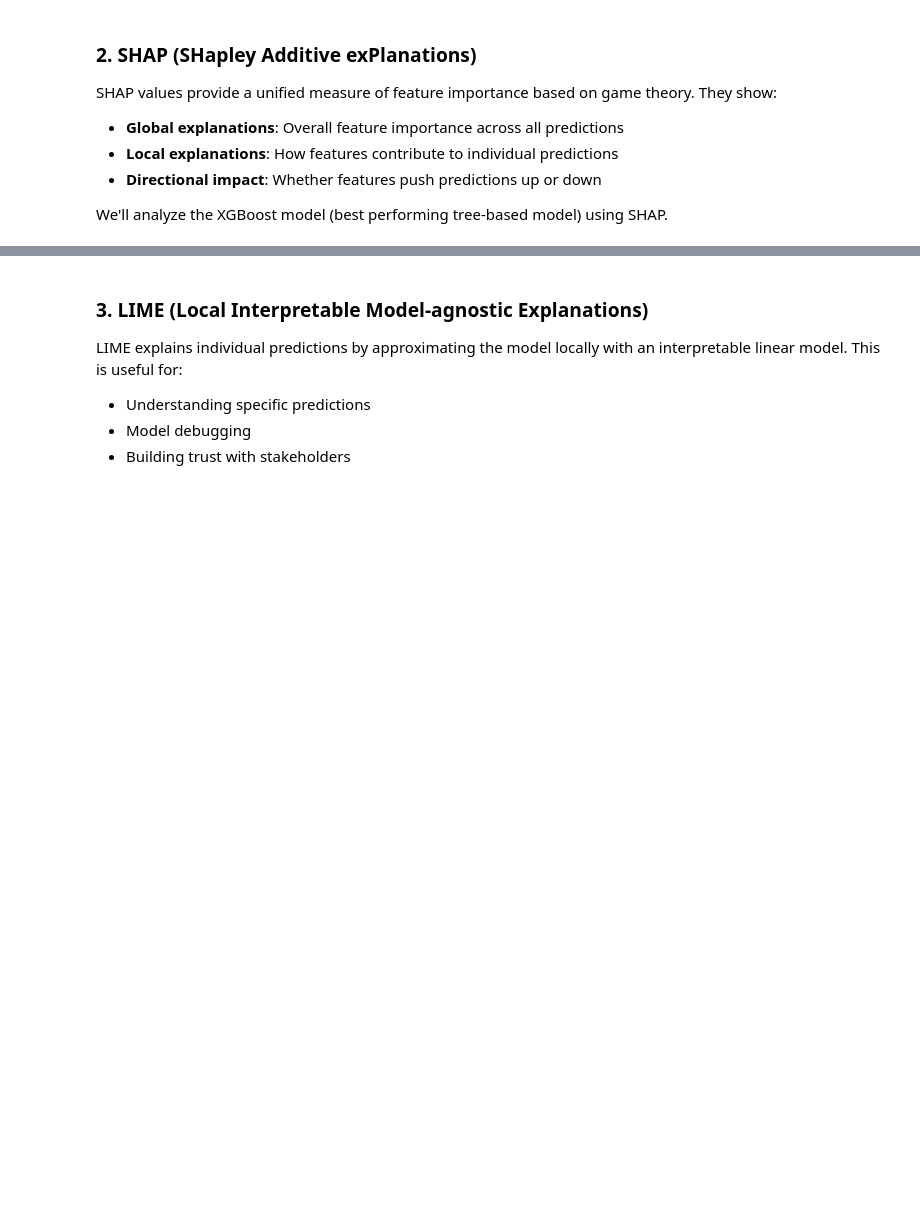
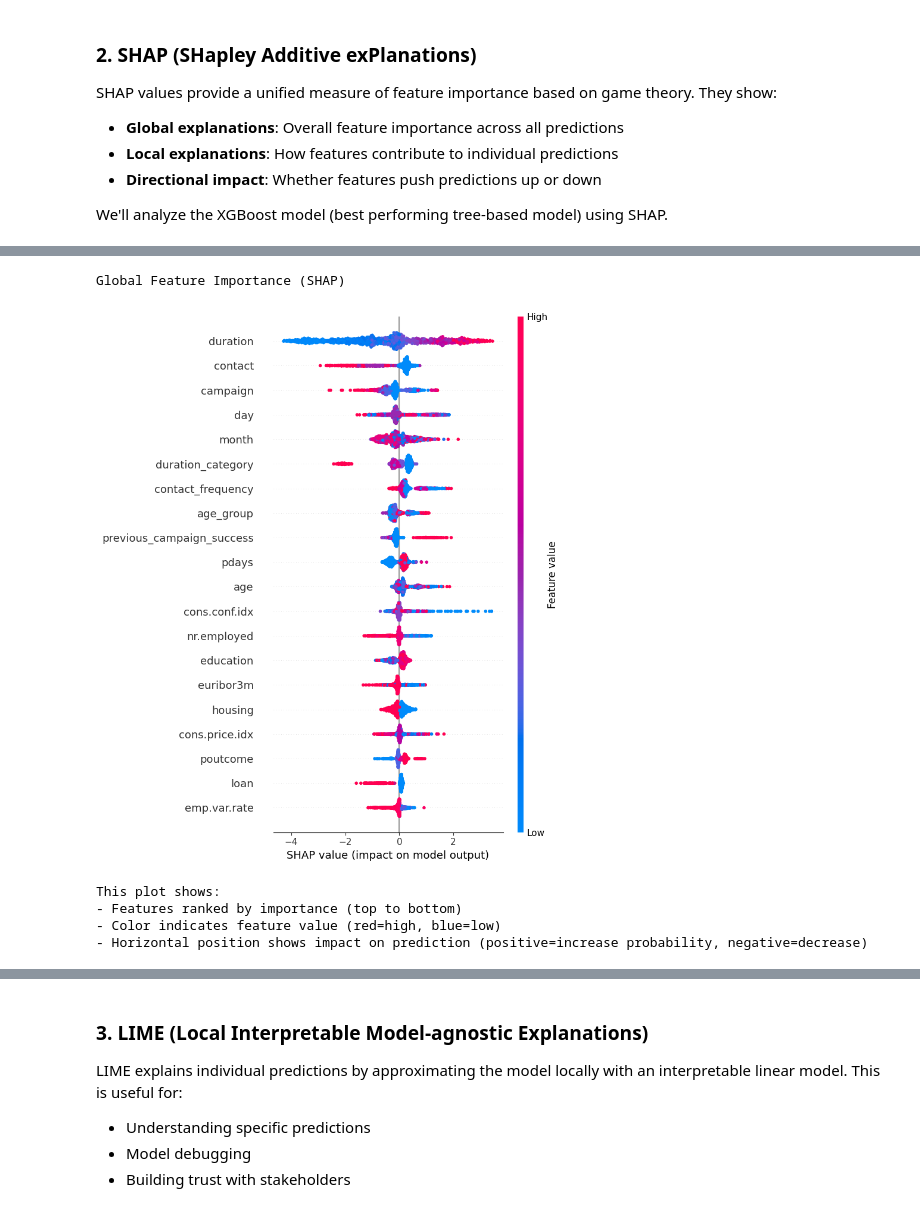
Before and after one commit to lahirumanulanka/bank-marketing-term-deposit-ml, a Jupyter notebook: notebooks/04_model_development.ipynb, the cells around one changed output, grey strips where cells are left out. Cells and saved outputs as stored; diff of their text form; code cells hidden in the pictures; blank space fills up the shorter version.

```diff
--- a/notebooks/04_model_development.ipynb
+++ b/notebooks/04_model_development.ipynb
@@ -403,8 +359,0 @@ print("✓ Saved preprocessing objects")
-# %%
-# Setup MLflow
-mlflow.set_tracking_uri('/content/bank-marketing-term-deposit-ml/experiments/mlruns')
-mlflow.set_experiment('bank_marketing_models')
-
-print("✓ MLflow configured")
-print(f"Tracking URI: {mlflow.get_tracking_uri()}")
-print(f"Experiment: {mlflow.get_experiment_by_name('bank_marketing_models')}")
@@ -1284,3 +1370,21 @@ print(f"✓ SHAP values computed for {sample_size} test samples")
 # %%
-# SHAP Summary Plot (Global Explanation)print("Global Feature Importance (SHAP)\n")plt.figure(figsize=(12, 8))shap.summary_plot(shap_values, X_test_sample, feature_names=feature_cols, show=False)plt.tight_layout()plt.savefig('../reports/figures/shap_summary_plot.png', dpi=300, bbox_inches='tight')plt.show()print("\nThis plot shows:")print("- Features ranked by importance (top to bottom)")print("- Color indicates feature value (red=high, blue=low)")print("- Horizontal position shows impact on prediction (positive=increase probability, negative=decrease)")
+# SHAP Summary Plot (Global Explanation)
+print("Global Feature Importance (SHAP)\n")
+plt.figure(figsize=(12, 8))
+shap.summary_plot(shap_values, X_test_sample, feature_names=feature_cols, show=False)
+plt.tight_layout()
+plt.savefig('/content/bank-marketing-term-deposit-ml/reports/figures/shap_summary_plot.png', dpi=300, bbox_inches='tight')
+plt.show()
+
+print("\nThis plot shows:")
+print("- Features ranked by importance (top to bottom)")
+print("- Color indicates feature value (red=high, blue=low)")
+print("- Horizontal position shows impact on prediction (positive=increase probability, negative=decrease)")
+# %% [output]
+Global Feature Importance (SHAP)
+[figure, added]
+This plot shows:
+- Features ranked by importance (top to bottom)
+- Color indicates feature value (red=high, blue=low)
+- Horizontal position shows impact on prediction (positive=increase probability, negative=decrease)
 # %%
```
Also changed, not shown: parts of 38 cells of this notebook.
